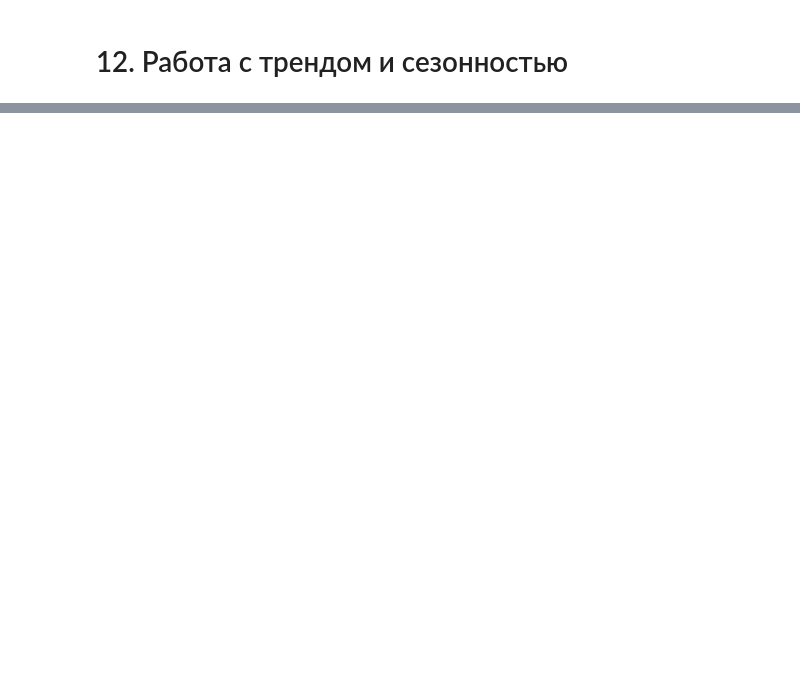
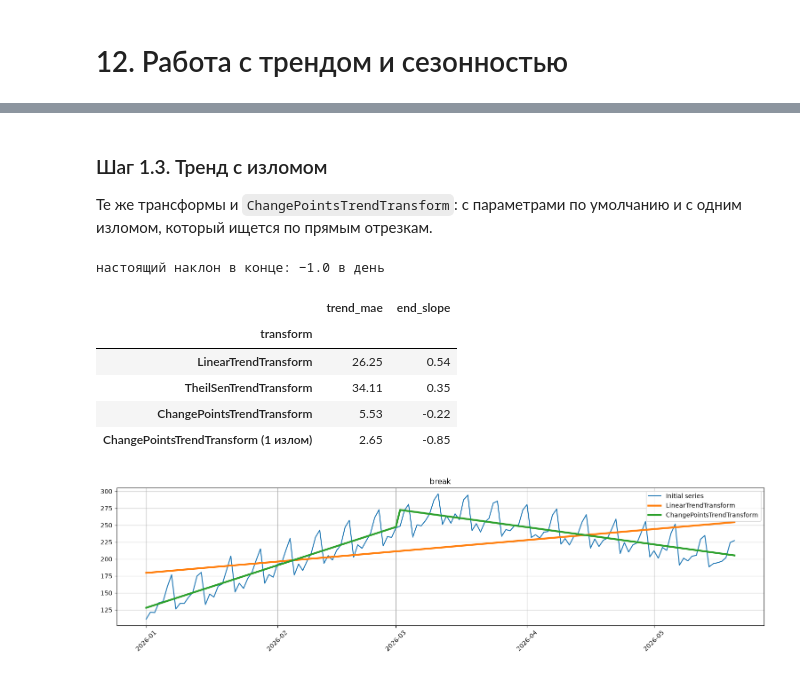
Before and after one commit to skv-analyst/study-data-analytics, a Jupyter notebook: 05-etna/notebooks/12-trend-seasonality.ipynb, the cells around one changed output, grey strips where cells are left out. Drawn from its saved outputs; the diff is of its cells as text; code cells hidden in the pictures; blank space fills up the shorter version.

```diff
--- a/05-etna/notebooks/12-trend-seasonality.ipynb
+++ b/05-etna/notebooks/12-trend-seasonality.ipynb
@@ -86,0 +149,38 @@ Backtest всех вариантов на стандартном периоде
+# %% [markdown]
+### Шаг 1.3. Тренд с изломом
+
+Те же трансформы и `ChangePointsTrendTransform`: с параметрами по умолчанию и с одним изломом, который ищется по прямым отрезкам.
+# %%
+def make_break_transforms() -> dict:
+    """Способы найти тренд с изломом. ChangePointsTrendTransform по умолчанию ищет 5 изломов;
+    второй вариант знает, что излом один, и ищет его по прямым отрезкам (model="linear")."""
+    return {
+        "LinearTrendTransform": LinearTrendTransform(in_column="target"),
+        "TheilSenTrendTransform": TheilSenTrendTransform(in_column="target"),
+        "ChangePointsTrendTransform": ChangePointsTrendTransform(in_column="target"),
+        "ChangePointsTrendTransform (1 излом)": ChangePointsTrendTransform(
+            in_column="target",
+            change_points_model=RupturesChangePointsModel(change_points_model=Binseg(model="linear"), n_bkps=1),
+        ),
+    }
+
+
+break_transforms = make_break_transforms()
+plot_trend(
+    series["break"],
+    trend_transform=[break_transforms["LinearTrendTransform"], break_transforms["ChangePointsTrendTransform (1 излом)"]],
+    figsize=(15, 4),
+)
+save_fig(plt.gcf(), "trend-break")
+
+print("настоящий наклон в конце: −1.0 в день")
+trend_errors("break", make_break_transforms()).round(2)
+# %% [output]
+настоящий наклон в конце: −1.0 в день
+|  | trend_mae | end_slope |
+| transform |  |  |
+| LinearTrendTransform | 26.25 | 0.54 |
+| TheilSenTrendTransform | 34.11 | 0.35 |
+| ChangePointsTrendTransform | 5.53 | -0.22 |
+| ChangePointsTrendTransform (1 излом) | 2.65 | -0.85 |
+[figure, added]
```
Also changed, not shown: parts of 39 cells of this notebook, 9 other files.
